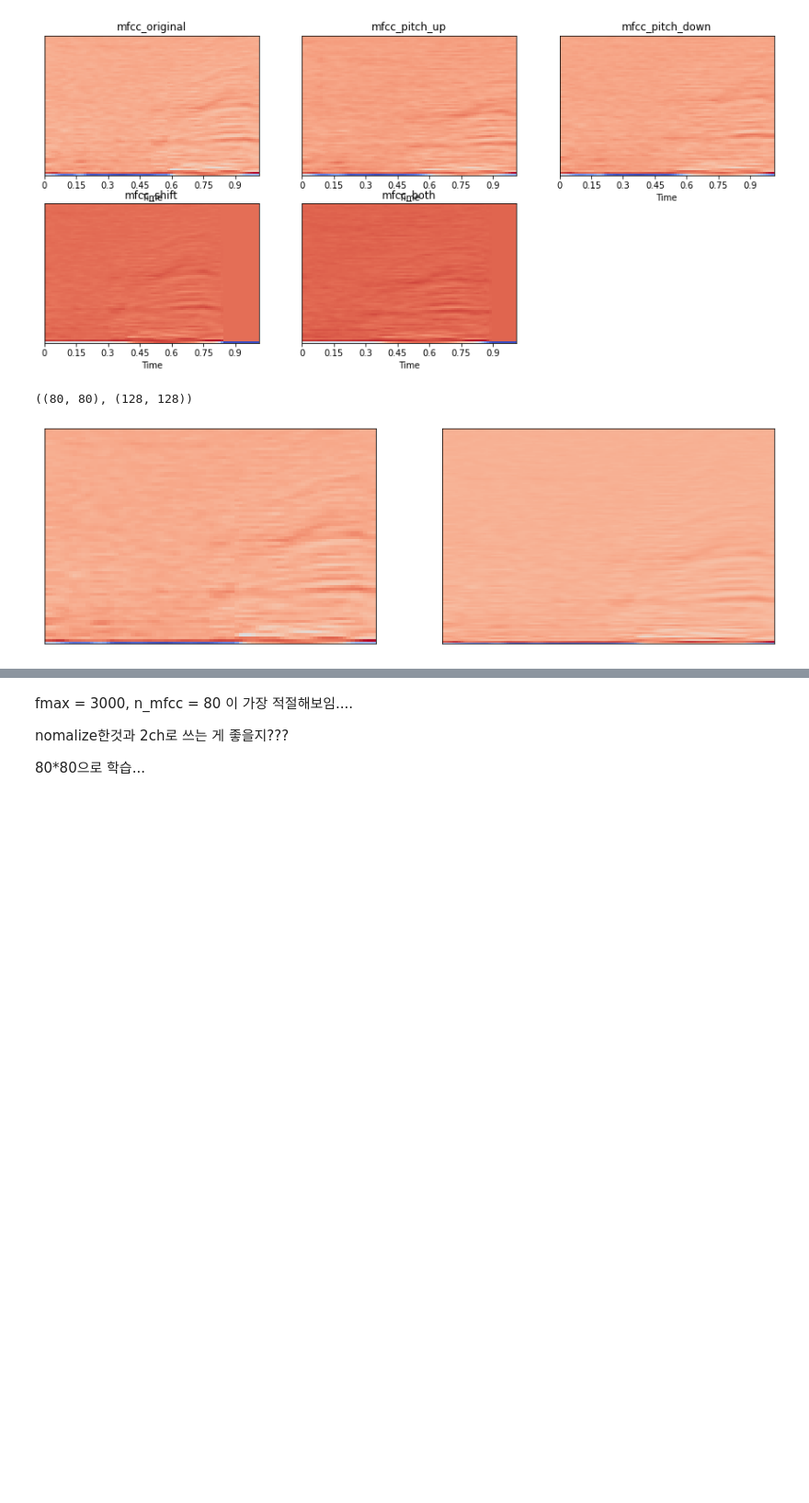
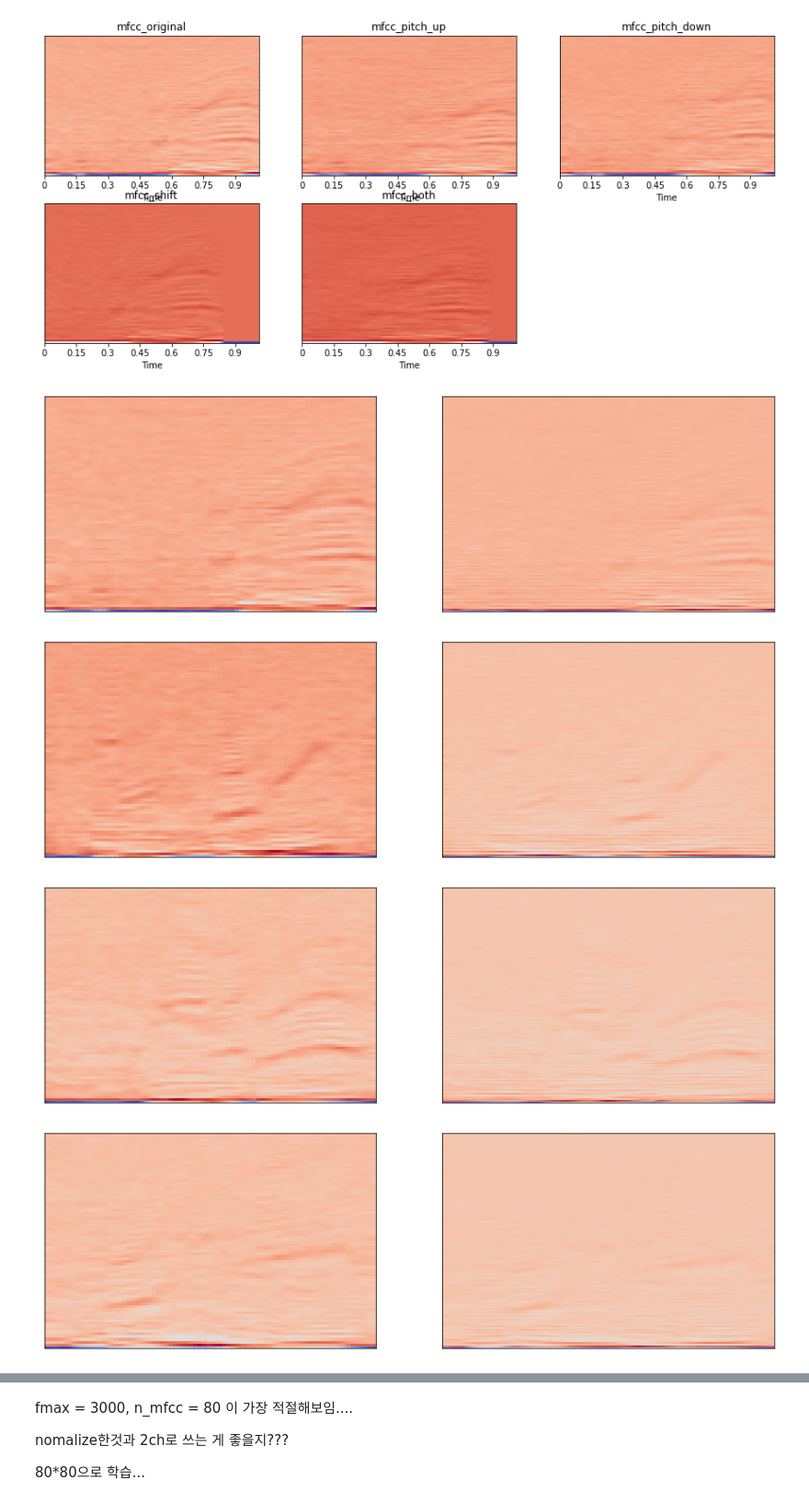
Before and after one commit to 100jy/voice_competition, a Jupyter notebook: 데이터_EDA.ipynb, the cells around one changed output, grey strips where cells are left out. Shown at 92% size. Saved outputs shown, nothing was run; the diff lists cells and outputs as text; code cells hidden in the pictures; blank space fills up the shorter version.

```diff
--- a/데이터_EDA.ipynb
+++ b/데이터_EDA.ipynb
@@ -504,23 +504,26 @@ wavfile.write('./original.wav', 22050,x)
 wavfile.write('./shift.wav', 22050,shifting(x,0,2))
 # %%
 #큰 이미지로 보면??
-x,sr = librosa.load('drive/My Drive/data/test/test_00000.wav')
-hop_size = int(sr/79)
-#80*80
-mfcc_80 = librosa.feature.mfcc(x,sr = 22050, n_mfcc=80, hop_length = hop_size ,fmax=3000)
-#128*128
-mfcc_160 = librosa.feature.mfcc(x,sr = 22050, n_mfcc=128 ,hop_length = int(hop_size*(79/127)), fmax=6000)
+for i in range(5):
+  x,sr = librosa.load('drive/My Drive/data/test/test_0000{}.wav'.format(i))
+  hop_size = int(sr/79)
+  #80*80
+  mfcc_80 = librosa.feature.mfcc(x,sr = 22050, n_mfcc=80, hop_length = hop_size ,fmax=3000)
+  #128*128
+  mfcc_160 = librosa.feature.mfcc(x,sr = 22050, n_mfcc=128 ,hop_length = int(hop_size*(79/127)), fmax=8000)
 
-mfcc = [mfcc_80,mfcc_160]
+  mfcc = [mfcc_80,mfcc_160]
 
-plt.figure(figsize=(15,10))
+  plt.figure(figsize=(15,10))
 
-for i in range(2):
-  st = '22'+str(i+1)
-  plt.subplot(st)
-  librosa.display.specshow(mfcc[i])
+  for i in range(2):
+    st = '22'+str(i+1)
+    plt.subplot(st)
+    librosa.display.specshow(mfcc[i])
 
-mfcc_80.shape, mfcc_160.shape
+  #mfcc_80.shape, mfcc_160.shape
 # %% [output]
-((80, 80), (128, 128))
 [figure]
+[figure, added]
+[figure, added]
+[figure, added]
```
Also changed, not shown: parts of 3 cells of this notebook.
